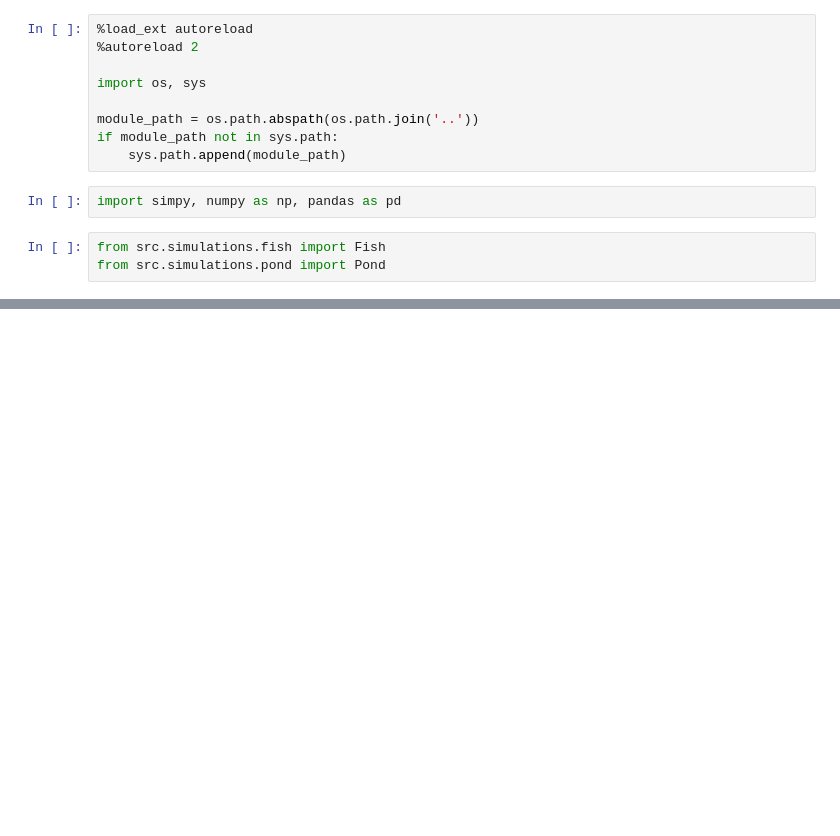
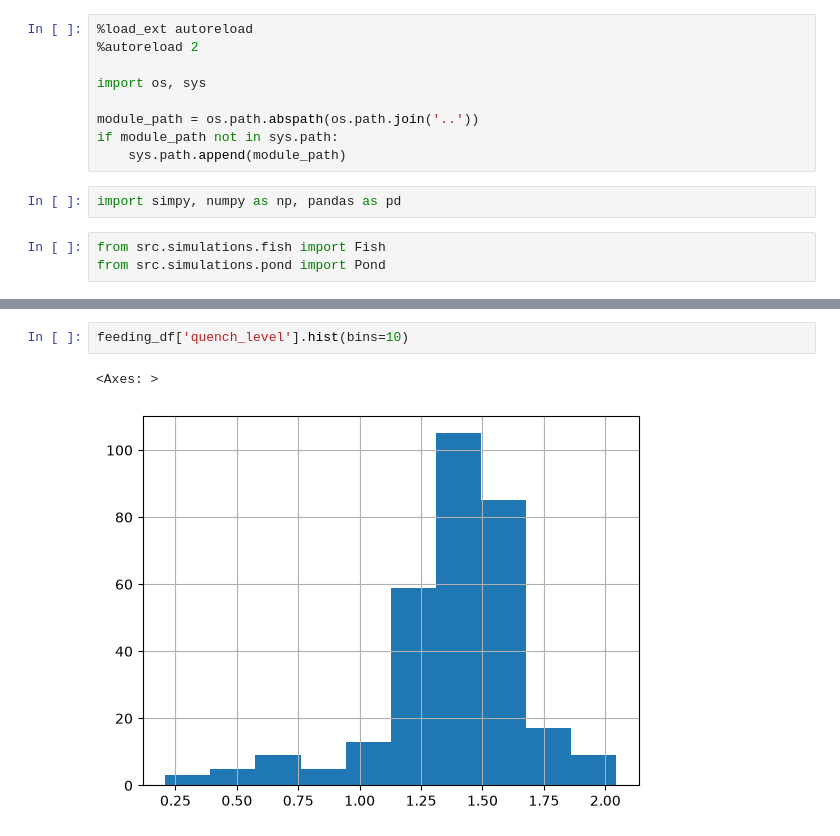
Before and after one commit to kennedy-ikeka/farmsim, a Jupyter notebook: notebooks/fish.ipynb, the cells around one changed output, grey strips where cells are left out. Saved outputs shown, nothing was run; the diff lists cells and outputs as text; blank space fills up the shorter version.

```diff
--- a/notebooks/fish.ipynb
+++ b/notebooks/fish.ipynb
@@ -55,0 +54,5 @@ p.feed.level
+# %%
+feeding_df['quench_level'].hist(bins=10)
+# %% [output]
+<Axes: >
+[figure, added]
```
Also changed, not shown: parts of 5 cells of this notebook, 25 other files.
